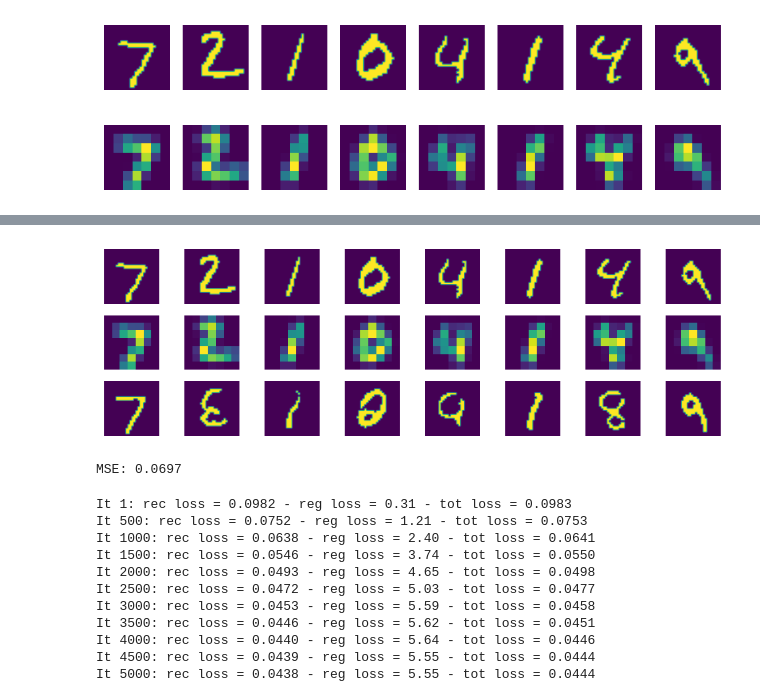
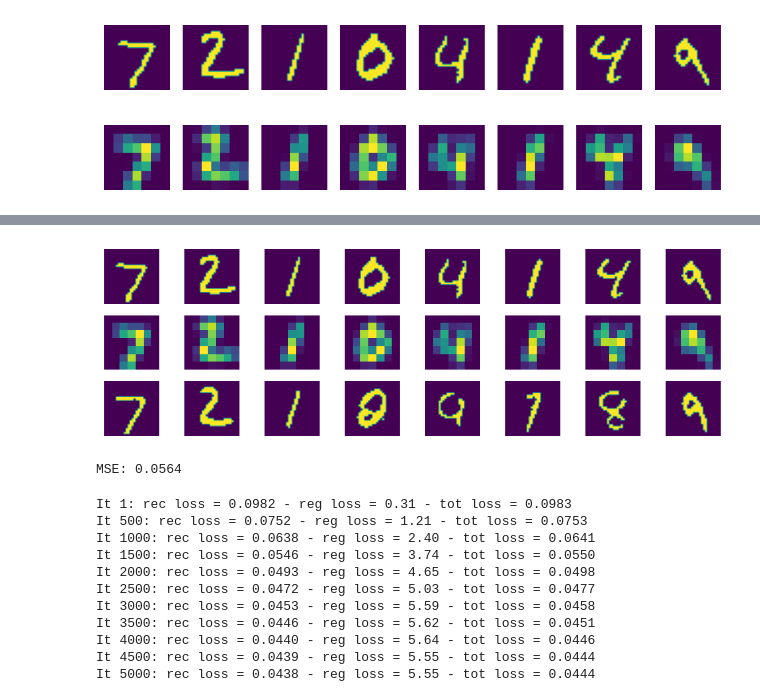
Before and after one commit to Romain3Ch216/modg_inv_tuto, a Jupyter notebook: csgm.ipynb, the cells around one changed output, grey strips where cells are left out. Drawn from its saved outputs; the diff is of its cells as text; code cells hidden in the pictures.

Commit message:
add inversion fct

```diff
--- a/csgm.ipynb
+++ b/csgm.ipynb
@@ -62,5 +91,7 @@ plt.show()
 # %%
-lr = 5e-4
-n_it = 10000
-l_reg = 1e-4
-verbose = 500
+hyperparams = {
+    'lr': 5e-4,
+    'n_it': 10000,
+    'l_reg': 0,
+    'verbose': 500
+}
@@ -100,0 +98,3 @@ It 10000: rec loss = 0.0054 - reg loss = 2.67 - tot loss = 0.0056
+# %%
+z_init = 0.1 * torch.randn(batch_size, params['latent_dim'])
+rec = inversion(z_init, lr_batch, dataset.hr2lr, **hyperparams)
@@ -101,18 +119,18 @@ It 10000: rec loss = 0.0054 - reg loss = 2.67 - tot loss = 0.0056
 # %%
 fig, axs = plt.subplots(3, batch_size, figsize=(10, 3))
-for ax, hr_img, lr_img, rec in zip(axs.T, test_batch[0], lr_batch, x.detach()):
+for ax, hr_img, lr_img, rec_ in zip(axs.T, test_batch[0], lr_batch, rec):
     ax[0].imshow(hr_img[0])
     ax[1].imshow(lr_img)
-    ax[2].imshow((rec > 0.5).float())
+    ax[2].imshow(rec_)
     ax[0].axis('off')
     ax[1].axis('off')
     ax[2].axis('off')
 plt.show()
 
-print("MSE: {:.4f}".format(F.mse_loss(test_batch[0].squeeze(1), (x.detach() > 0.5).float()).item()))
+print("MSE: {:.4f}".format(F.mse_loss(test_batch[0].squeeze(1), rec).item()))
 # %% [output]
-[figure, old version]
+[figure, new version]
-MSE: 0.0697
+MSE: 0.0564
 # %%
 z = torch.nn.Parameter(0.1 * torch.randn(batch_size, params['latent_dim']), requires_grad=True)
 optimizer = torch.optim.Adam([z], lr=lr)
```
Also changed, not shown: parts of 7 cells of this notebook.
